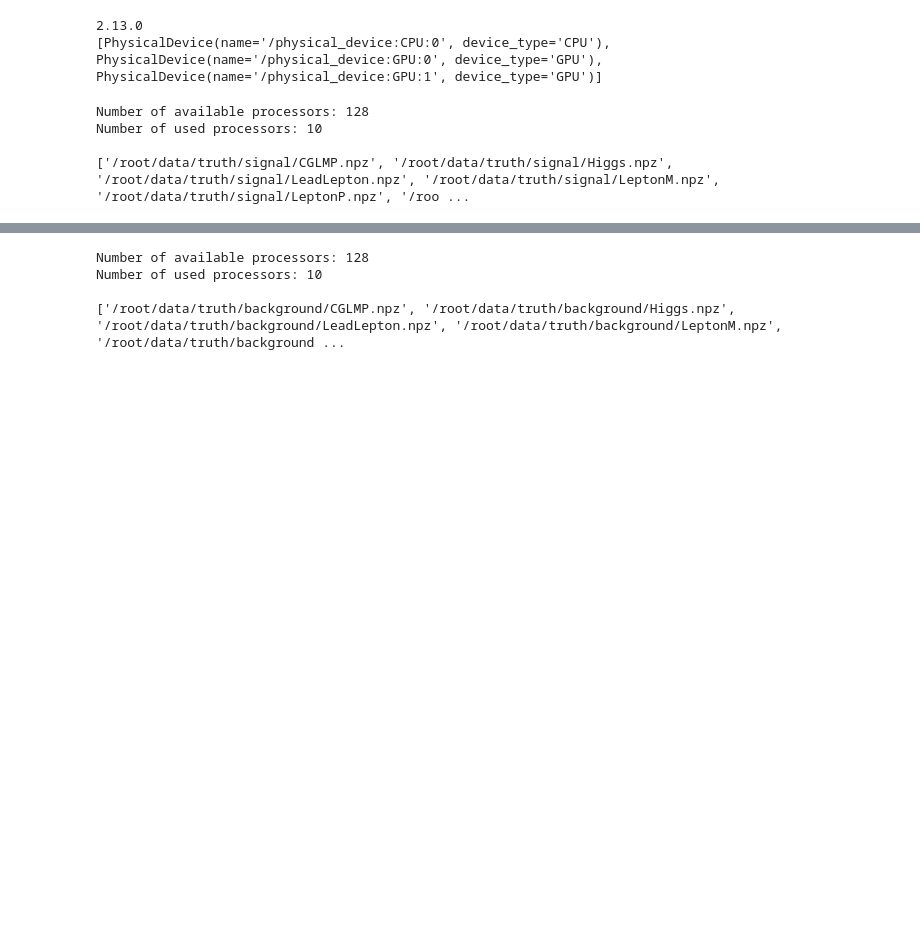
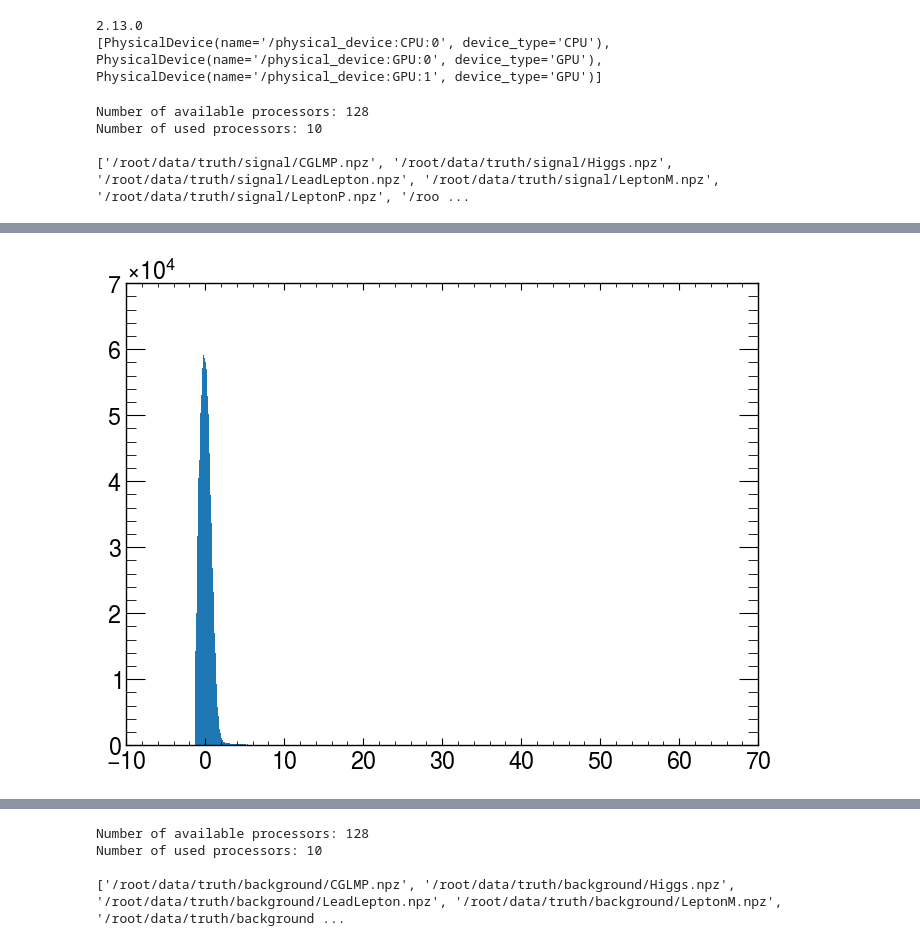
Before and after one commit to yygarypeng/QE-mls, a Jupyter notebook: DNN_modified_m.ipynb, the cells around one changed output, grey strips where cells are left out. Cells and saved outputs as stored; diff of their text form; code cells hidden in the pictures; blank space fills up the shorter version.

```diff
--- a/DNN_modified.ipynb
+++ b/DNN_modified_m.ipynb
@@ -125,3 +128,9 @@ obs_kin = SCALAR_obs_mm.fit_transform(obs_kin)
+# %%
+plt.hist(int_kin, bins=800)
+# plt.xlim([0,500])
+plt.show()
+# %% [output]
+[figure, added]
 # %%
 indices_arr = np.arange(int_kin.shape[0], dtype="int")
 train_indices, temp_indices = train_test_split(
```
Also changed, not shown: parts of 17 cells of this notebook, 6 other files.
